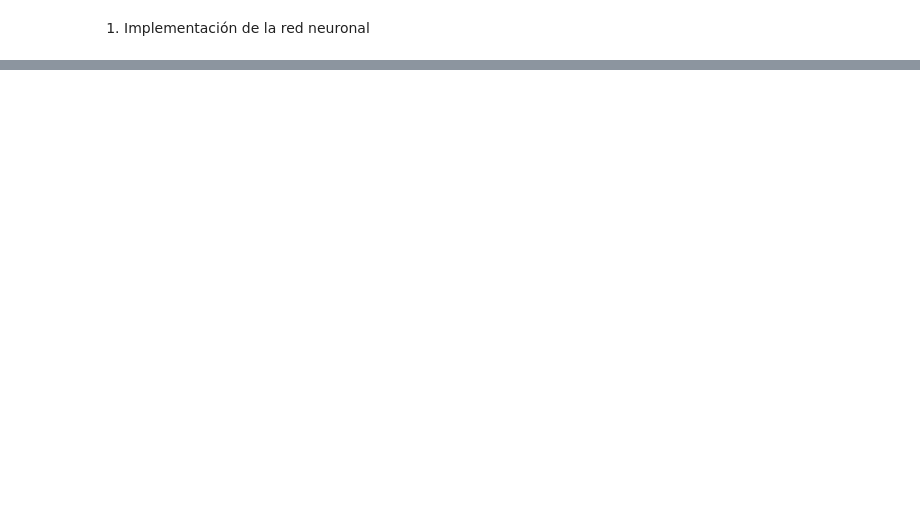
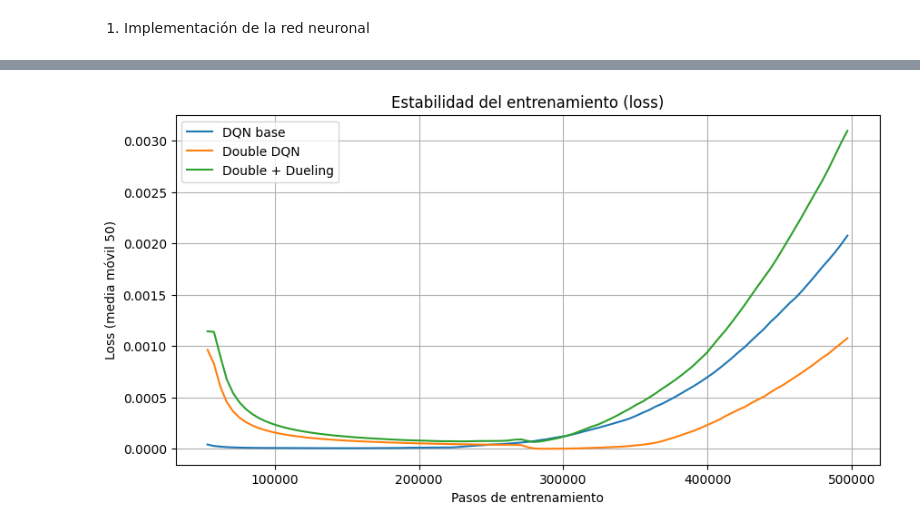
Before and after one commit to jdalejandro91/rl-project, a Jupyter notebook: Proyecto_practico_grupo_5.ipynb, the cells around one changed output, grey strips where cells are left out. Cells and saved outputs as stored; diff of their text form; code cells hidden in the pictures; blank space fills up the shorter version.

```diff
--- a/Proyecto_practico_grupo_5.ipynb
+++ b/Proyecto_practico_grupo_5.ipynb
@@ -450,0 +647,16 @@ dqn.save_weights(weights_filename, overwrite=True)
+# %%
+# Gráfica 4 — Pérdida (loss): nos dice si el entrenamiento es estable.
+plt.figure(figsize=(10, 5))
+for name, label in PROPOSALS.items():
+    if name not in logs or 'loss' not in logs[name].columns:
+        continue
+    df = logs[name]
+    x = df['nb_steps'] if 'nb_steps' in df.columns else df.index
+    plt.plot(x, df['loss'].rolling(50, min_periods=1).mean(), label=label)
+plt.xlabel('Pasos de entrenamiento')
+plt.ylabel('Loss (media móvil 50)')
+plt.title('Estabilidad del entrenamiento (loss)')
+plt.legend(); plt.grid(True)
+plt.show()
+# %% [output]
+[figure, added]
```
Also changed, not shown: parts of 34 cells of this notebook.
